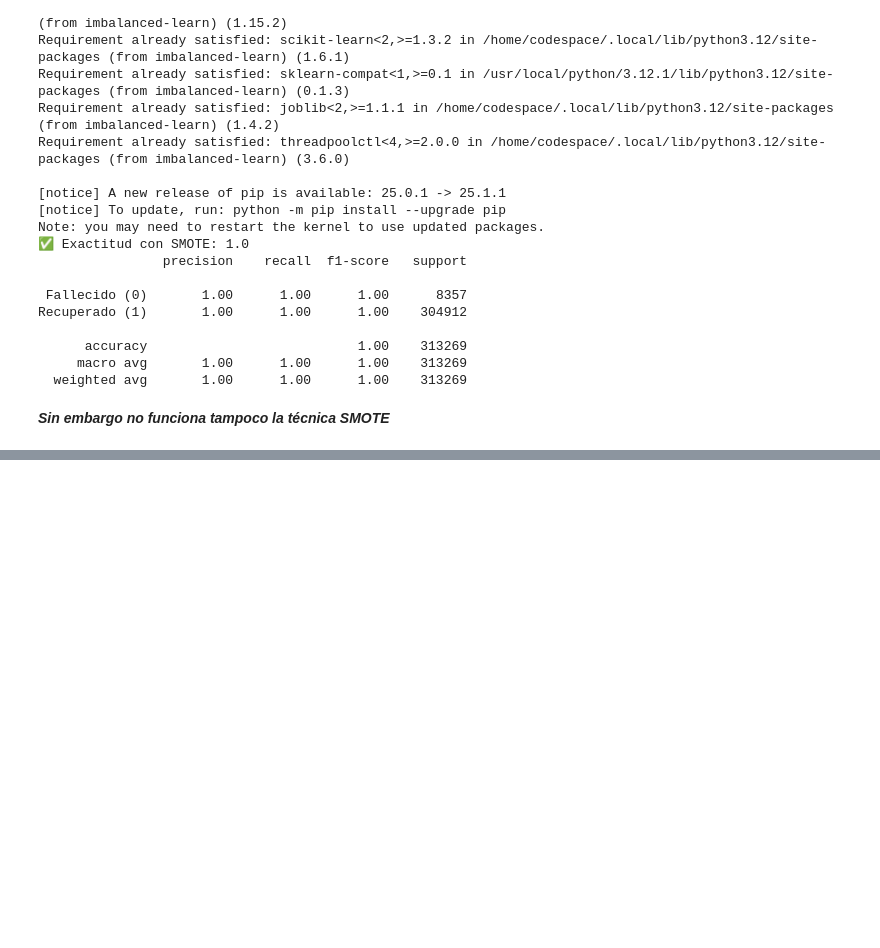
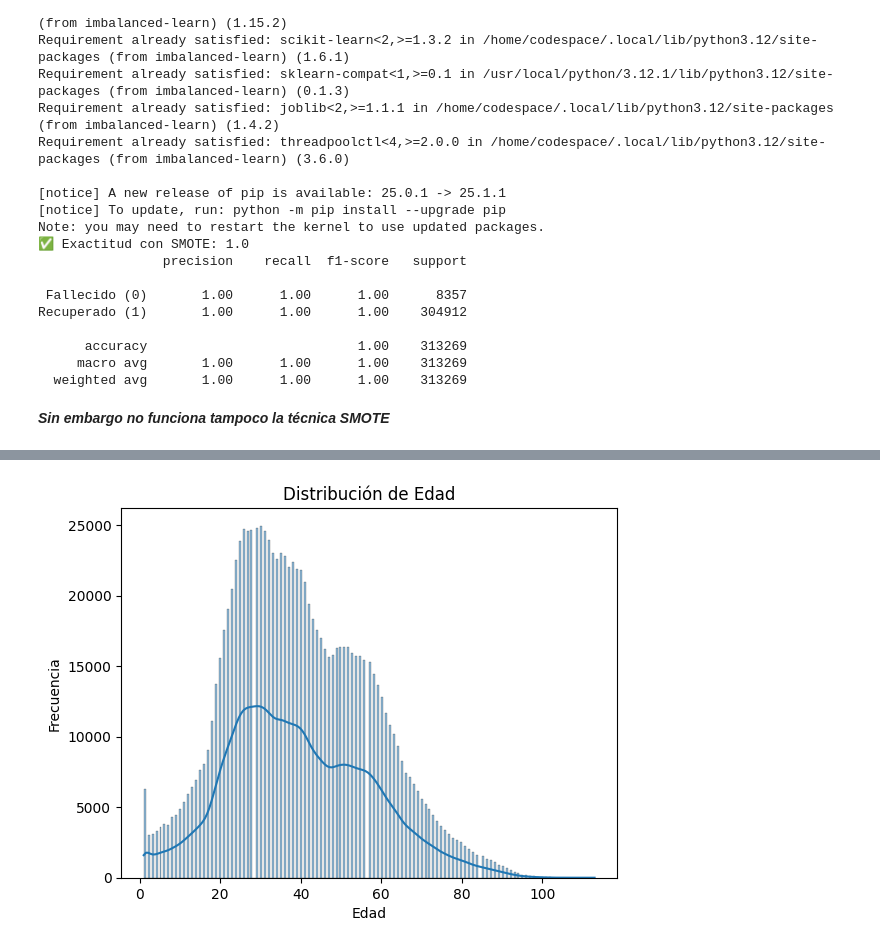
Before and after one commit to AlexandraAponte/Intriduccion_Github, a Jupyter notebook: Notebooks/Trabajo Final.ipynb, the cells around one changed output, grey strips where cells are left out. Cells and saved outputs as stored; diff of their text form; code cells hidden in the pictures; blank space fills up the shorter version.

```diff
--- a/Notebooks/Trabajo Final.ipynb
+++ b/Notebooks/Trabajo Final.ipynb
@@ -684,0 +718,9 @@ Recuperado (1)       1.00      1.00      1.00    304912
+# %%
+# Histograma de Edad
+sns.histplot(df['Edad'], kde=True)
+plt.title('Distribución de Edad')
+plt.xlabel('Edad')
+plt.ylabel('Frecuencia')
+plt.show()
+# %% [output]
+[figure, added]
```
Also changed, not shown: parts of 10 cells of this notebook, 3 other files.
